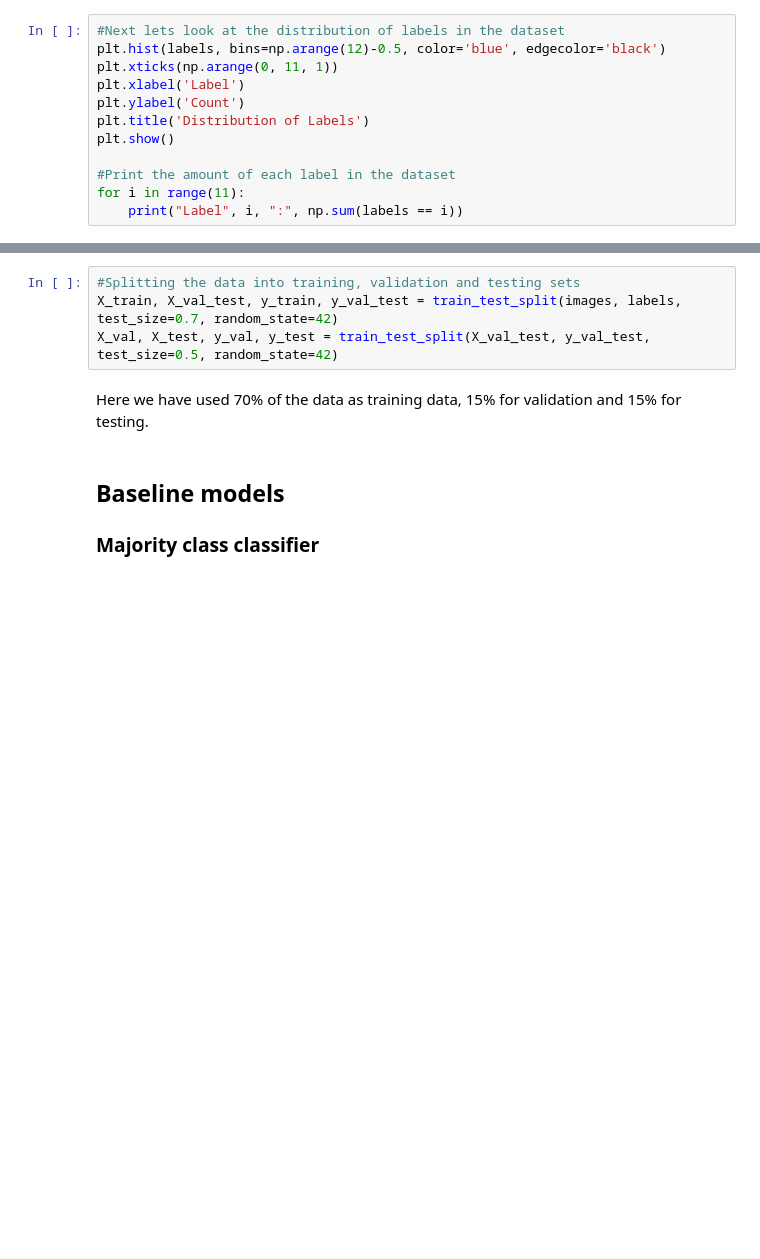
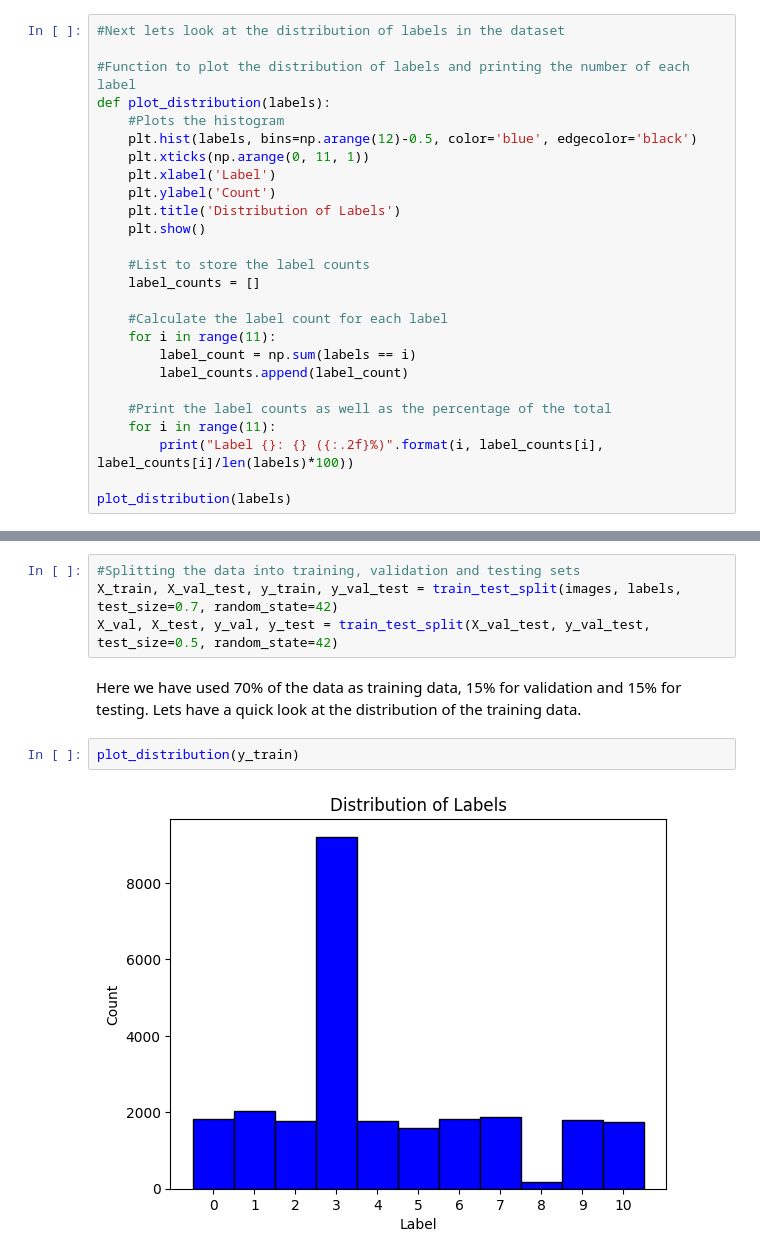
Before and after one commit to Maloha7/digit-recognizer, a Jupyter notebook: digitRecognizer.ipynb, the cells around one changed output, grey strips where cells are left out. Saved outputs shown, nothing was run; the diff lists cells and outputs as text; blank space fills up the shorter version.

```diff
--- a/digitRecognizer.ipynb
+++ b/digitRecognizer.ipynb
@@ -63,15 +69,29 @@ for i in range(10):
 It is worth noting that there is quite a bit of noice in the background. Later we can try to reduce the noise with some image pre-processing and see if our models improve, but for now we can leave it as is.
 # %%
 #Next lets look at the distribution of labels in the dataset
-plt.hist(labels, bins=np.arange(12)-0.5, color='blue', edgecolor='black')
-plt.xticks(np.arange(0, 11, 1))
-plt.xlabel('Label')
-plt.ylabel('Count')
-plt.title('Distribution of Labels')
-plt.show()
 
-#Print the amount of each label in the dataset
-for i in range(11):
-    print("Label", i, ":", np.sum(labels == i))
+#Function to plot the distribution of labels and printing the number of each label
+def plot_distribution(labels):
+    #Plots the histogram
+    plt.hist(labels, bins=np.arange(12)-0.5, color='blue', edgecolor='black')
+    plt.xticks(np.arange(0, 11, 1))
+    plt.xlabel('Label')
+    plt.ylabel('Count')
+    plt.title('Distribution of Labels')
+    plt.show()
+
+    #List to store the label counts
+    label_counts = []
+
+    #Calculate the label count for each label
+    for i in range(11):
+        label_count = np.sum(labels == i)
+        label_counts.append(label_count)
+
+    #Print the label counts as well as the percentage of the total
+    for i in range(11):
+        print("Label {}: {} ({:.2f}%)".format(i, label_counts[i], label_counts[i]/len(labels)*100))
+
+plot_distribution(labels)
 # %% [output]
 [figure]
@@ -103,8 +146,8 @@ Another thing we need to take into consideration is which classifiers to use on
 X_train, X_val_test, y_train, y_val_test = train_test_split(images, labels, test_size=0.7, random_state=42)
 X_val, X_test, y_val, y_test = train_test_split(X_val_test, y_val_test, test_size=0.5, random_state=42)
 # %% [markdown]
-Here we have used 70% of the data as training data, 15% for validation and 15% for testing.
+Here we have used 70% of the data as training data, 15% for validation and 15% for testing. Lets have a quick look at the distribution of the training data.
-# %% [markdown]
-## Baseline models
-
-### Majority class classifier
+# %%
+plot_distribution(y_train)
+# %% [output]
+[figure, added]
```
Also changed, not shown: parts of 27 cells of this notebook.
